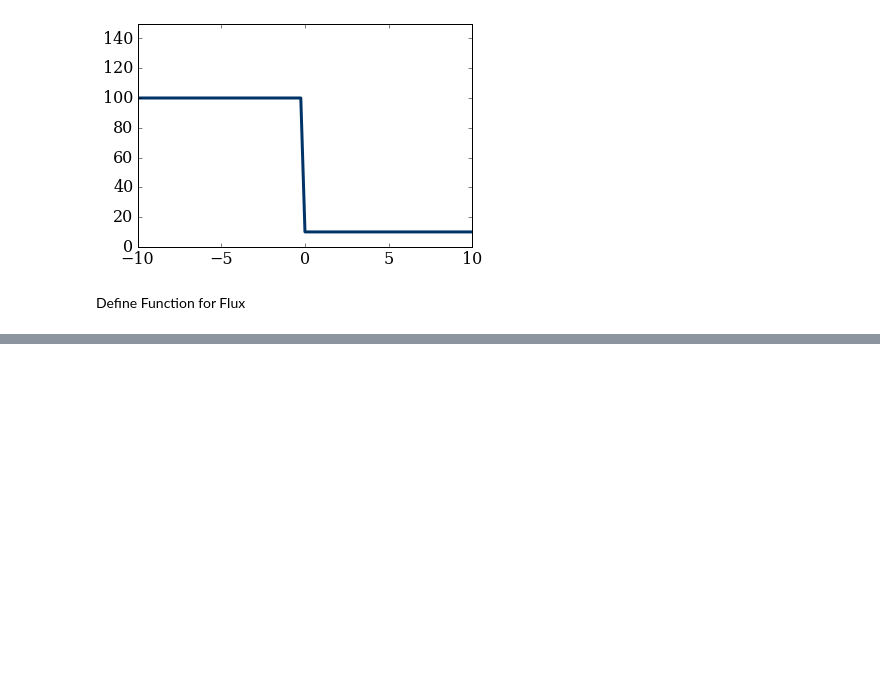
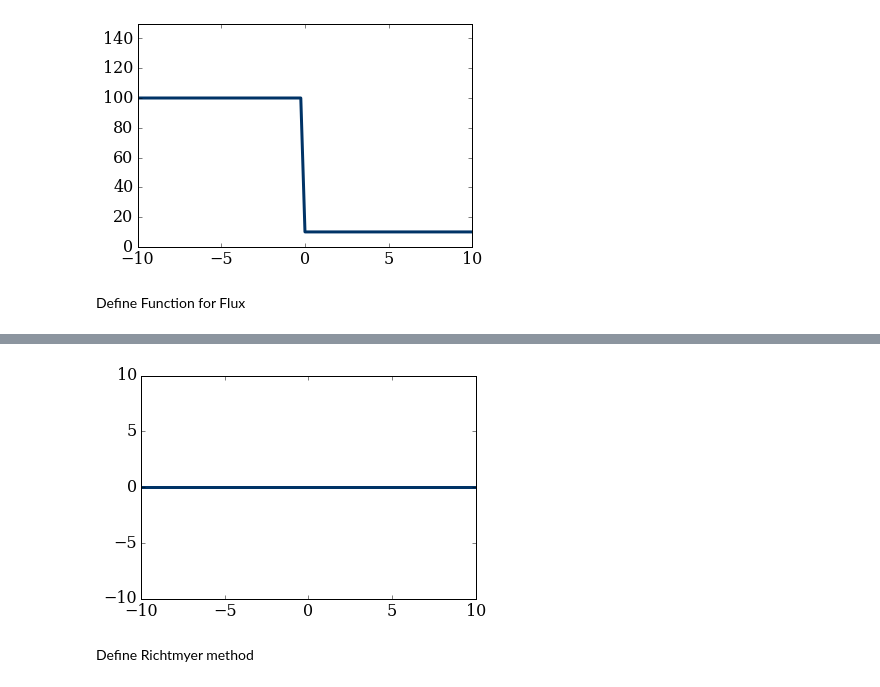
Before and after one commit to Dmphelps89/mae6286, a Jupyter notebook: workspace/module_3_assignment.ipynb, the cells around one changed output, grey strips where cells are left out. Cells and saved outputs as stored; diff of their text form; code cells hidden in the pictures; blank space fills up the shorter version.

```diff
--- a/workspace/module_3_assignment.ipynb
+++ b/workspace/module_3_assignment.ipynb
@@ -106,0 +104,7 @@ array([  2.08470802e-316,   1.13635099e-322,   6.90758795e-310,
+# %%
+pyplot.plot(x, ftest[:,2], color='#003366', ls='-', lw=3)
+pyplot.ylim(-10,10);
+# %% [output]
+[figure, added]
+# %% [markdown]
+Define Richtmyer method
```
Also changed, not shown: parts of 12 cells of this notebook.
